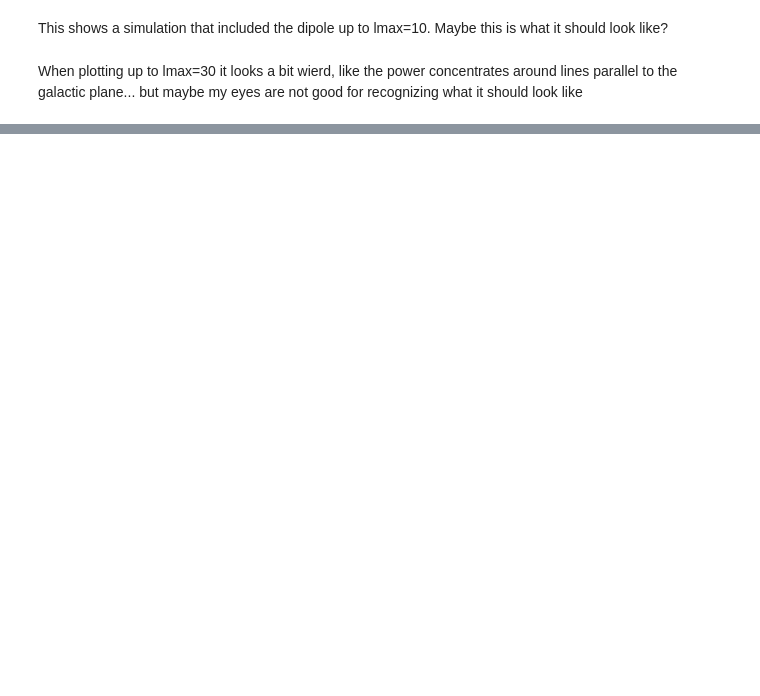
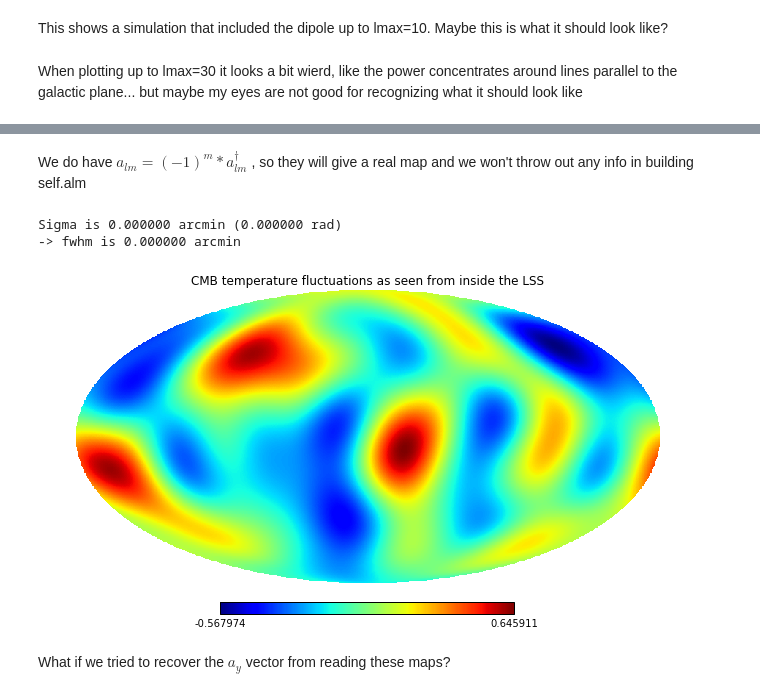
Before and after one commit to LaurencePeanuts/Music, a Jupyter notebook: Potential_Demo.ipynb, the cells around one changed output, grey strips where cells are left out. Drawn from its saved outputs; the diff is of its cells as text; code cells hidden in the pictures; blank space fills up the shorter version.

```diff
--- a/Potential_Demo.ipynb
+++ b/Potential_Demo.ipynb
@@ -98,0 +117,14 @@ Sigma is 0.000000 arcmin (0.000000 rad)
+# %% [markdown]
+We do have $a_{lm} = (-1)^m * a_{lm}^\dagger$ , so they will give a real map and we won't throw out any info in building self.alm
+# %%
+#Make another universe with truncated_lmax=8
+We2 = beatbox.Universe(truncated_nmax=None, truncated_nmin=1, truncated_lmax=8, truncated_lmin=1)
+We2.generate_a_random_potential_field(high_k_cutoff=We.high_k_cutoff, low_k_cutoff=We.low_k_cutoff, n_s=0.96, kstar=0.02, PSnorm=2.43e-9, Pdist=1, Pmax=np.pi, Pvar=np.pi/8)
+We2.transform_3D_potential_into_alm()
+We2.show_CMB_T_map(from_perspective_of="observer")
+# %% [output]
+Sigma is 0.000000 arcmin (0.000000 rad)
+-> fwhm is 0.000000 arcmin
+[figure, added]
+# %% [markdown]
+What if we tried to recover the $a_y$ vector from reading these maps?
```
Also changed, not shown: parts of 11 cells of this notebook, 1 other file.
